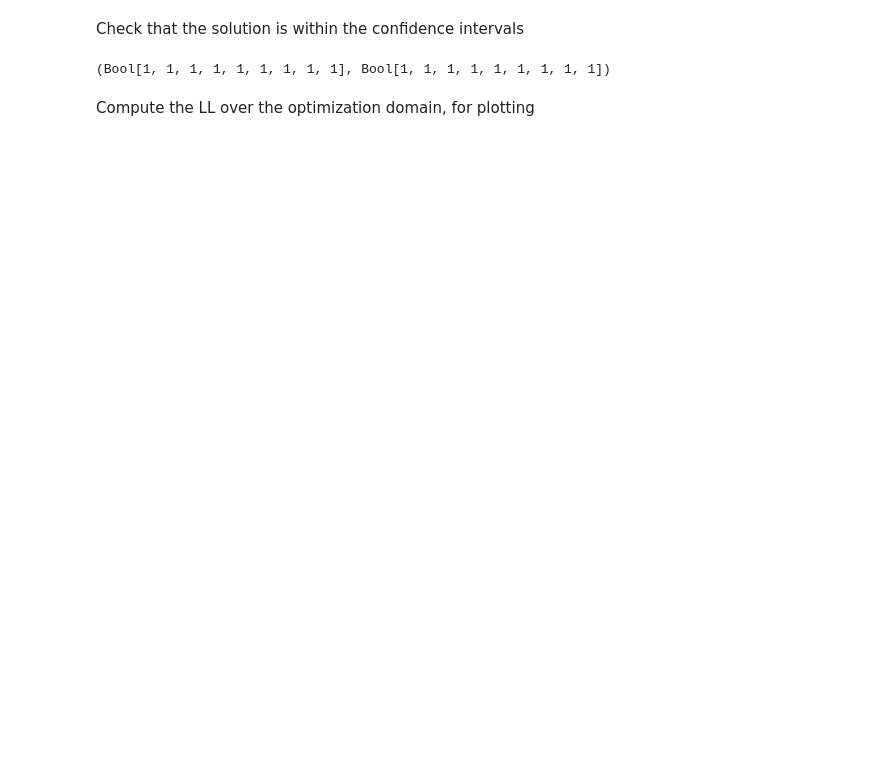
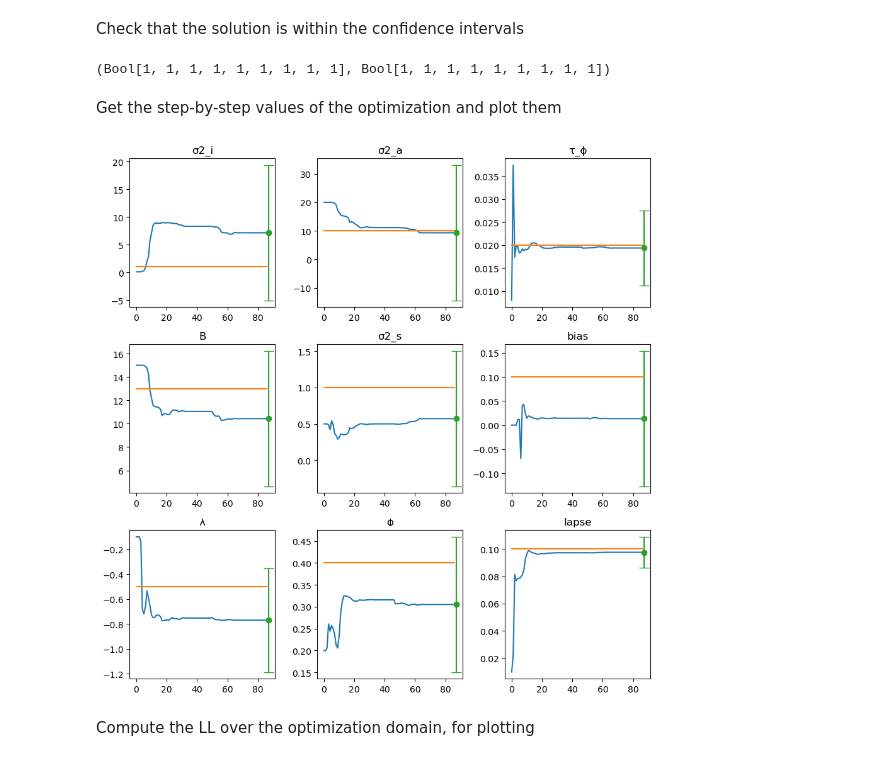
Before and after one commit to Brody-Lab/PulseInputDDM.jl, a Jupyter notebook: examples/choice model/choice-model.ipynb, the cells around one changed output. Drawn from its saved outputs; the diff is of its cells as text; code cells hidden in the pictures; blank space fills up the shorter version.

```diff
--- a/examples/choice model/choice-model.ipynb
+++ b/examples/choice model/choice-model.ipynb
@@ -65,0 +102,2 @@ Create an instance of the `choiceoptions` composite type, using all the default
+# %%
+options = choiceoptions(fit=fit, lb=lb, ub=ub)
@@ -159,3 +210,5 @@ Check that the solution is within the confidence intervals
 (xf - CI) .< xgen, (xf + CI) .> xgen
 # %% [output]
 (Bool[1, 1, 1, 1, 1, 1, 1, 1, 1], Bool[1, 1, 1, 1, 1, 1, 1, 1, 1])
+# %% [markdown]
+Get the step-by-step values of the optimization and plot them
@@ -162,3 +219,21 @@ Check that the solution is within the confidence intervals
+# %%
+num_rows, num_cols = 3,3
+fig, ax = subplots(num_rows, num_cols, figsize=(9,9))
+name = ["σ2_i", "B", "λ", "σ2_a", "σ2_s", "ϕ", "τ_ϕ", "bias", "lapse"]
+
+for i in 1:9
+
+    ax[i].plot(trace[i,:])
+    ax[i].plot(xgen[i] * ones(size(trace,2)))
+    ax[i].set_title(name[i])
+
+    ax[i].errorbar(size(trace, 2), xf[i], yerr=CI[i], fmt="o",
+        capsize=6)
+end
+
+tight_layout()
+# %% [output]
+[figure, added]
 # %%
 lb = options.lb
 ub = options.ub;
```
Also changed, not shown: parts of 27 cells of this notebook, 8 other files.
